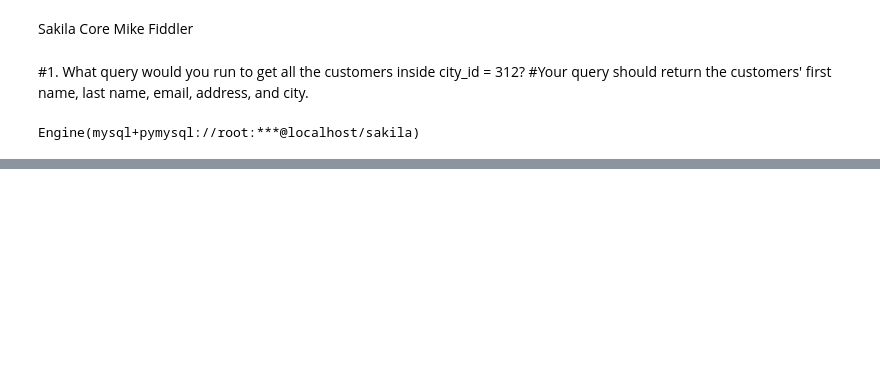
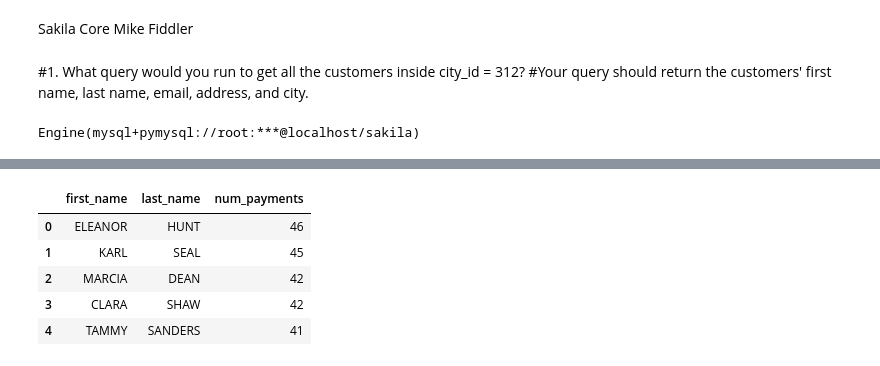
Before and after one commit to fid2445/Sakila-Core, a Jupyter notebook: Sakila Core Mike Fiddler.ipynb, the cells around one changed output, grey strips where cells are left out. Cells and saved outputs as stored; diff of their text form; code cells hidden in the pictures; blank space fills up the shorter version.

```diff
--- a/Sakila Core Mike Fiddler.ipynb
+++ b/Sakila Core Mike Fiddler.ipynb
@@ -86,10 +106,25 @@ pd.read_sql(q5, engine)
 # %%
 #6. What query would you run to list the first and last names of the 5 customers who
 #have the highest number(count) of payments? You can title the number of
 #payments as num_payments.
-q5 = """SELECT customer.first_name, customer.last_name
-	(SELECT COUNT(payment.amount)
-    FROM payment
-FROM customer
+q5 = """SELECT
+    customer.first_name,
+    customer.last_name,
+    (SELECT
+            COUNT(*)
+        FROM
+            payment
+        WHERE
+            payment.customer_id = customer.customer_id) AS num_payments
+FROM
+    customer
+ORDER BY num_payments DESC
 LIMIT 5;"""
 pd.read_sql(q5, engine)
+# %% [output]
+|  | first_name | last_name | num_payments |
+| 0 | ELEANOR | HUNT | 46 |
+| 1 | KARL | SEAL | 45 |
+| 2 | MARCIA | DEAN | 42 |
+| 3 | CLARA | SHAW | 42 |
+| 4 | TAMMY | SANDERS | 41 |
```
Also changed, not shown: parts of 4 cells of this notebook.
